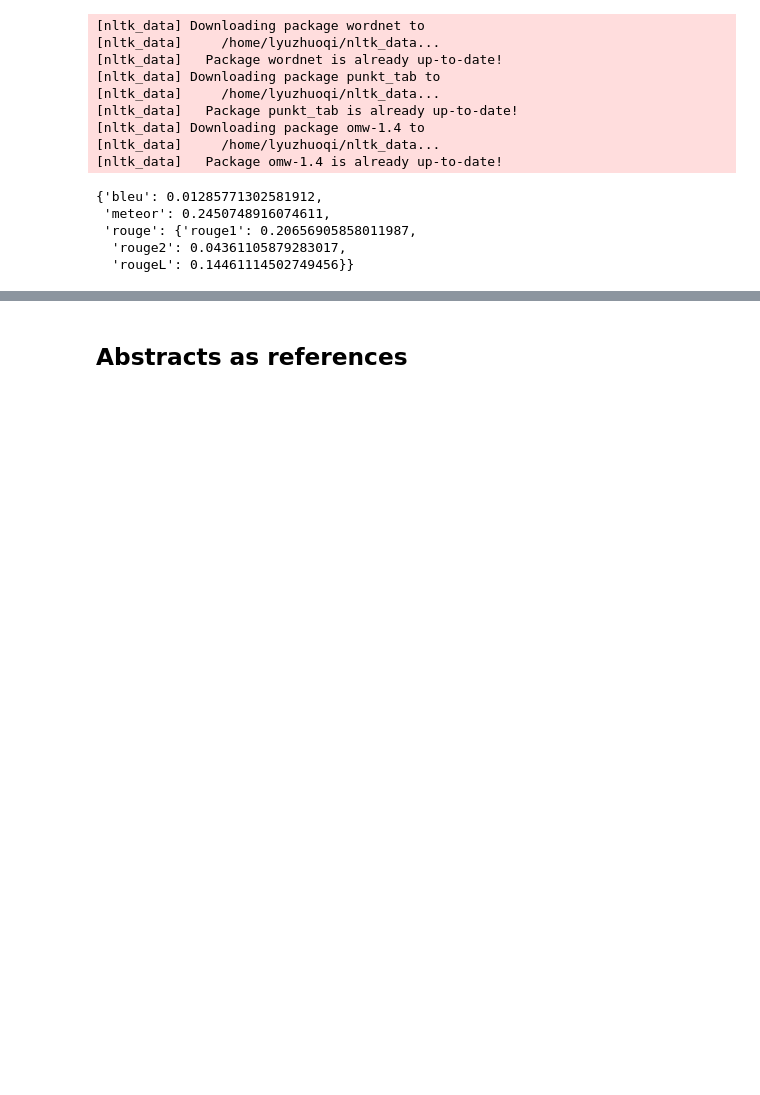
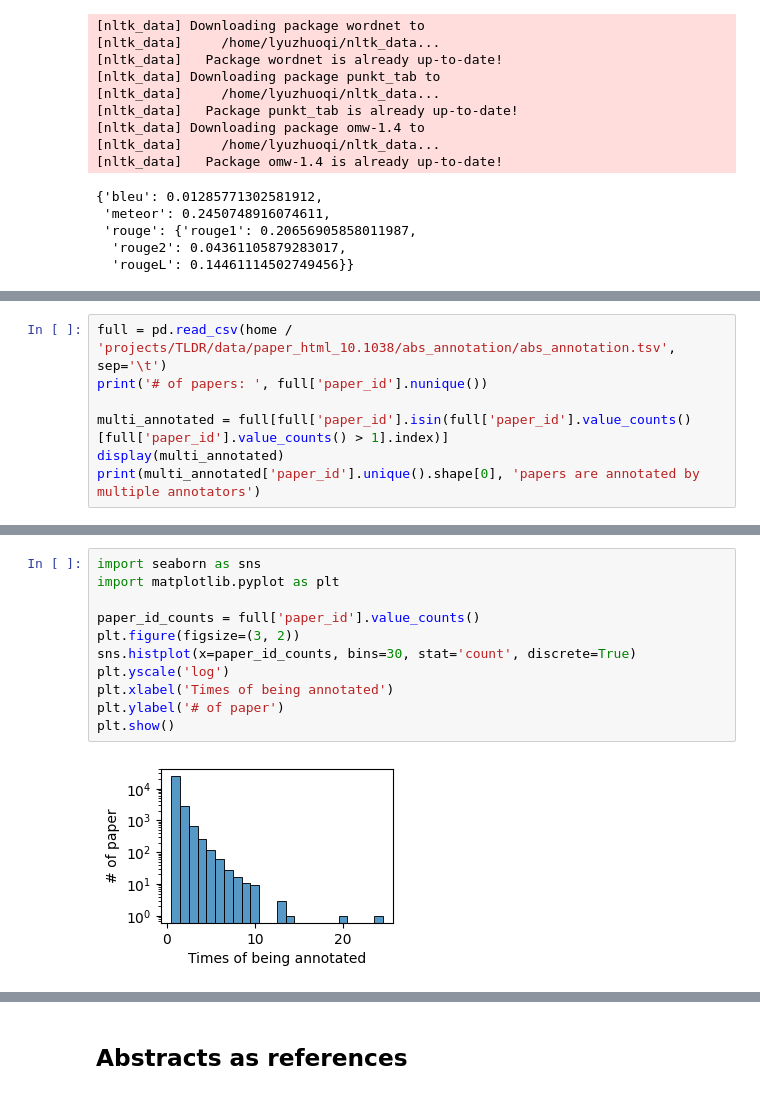
Before and after one commit to netknowledge/LLM_summarization, a Jupyter notebook: evaluation/ref_based/benchmark.ipynb, the cells around one changed output, grey strips where cells are left out. Cells and saved outputs as stored; diff of their text form; blank space fills up the shorter version.

```diff
--- a/evaluation/ref_based/benchmark.ipynb
+++ b/evaluation/ref_based/benchmark.ipynb
@@ -163,0 +148,7 @@ evaluate_metrics(df, pred_col='qwq', ref_col='annotation')
+# %%
+full = pd.read_csv(home / 'projects/TLDR/data/paper_html_10.1038/abs_annotation/abs_annotation.tsv', sep='\t')
+print('# of papers: ', full['paper_id'].nunique())
+
+multi_annotated = full[full['paper_id'].isin(full['paper_id'].value_counts()[full['paper_id'].value_counts() > 1].index)]
+display(multi_annotated)
+print(multi_annotated['paper_id'].unique().shape[0], 'papers are annotated by multiple annotators')
@@ -163,0 +171,13 @@ evaluate_metrics(df, pred_col='qwq', ref_col='annotation')
+# %%
+import seaborn as sns
+import matplotlib.pyplot as plt
+
+paper_id_counts = full['paper_id'].value_counts()
+plt.figure(figsize=(3, 2))
+sns.histplot(x=paper_id_counts, bins=30, stat='count', discrete=True)
+plt.yscale('log')
+plt.xlabel('Times of being annotated')
+plt.ylabel('# of paper')
+plt.show()
+# %% [output]
+[figure, added]
```
Also changed, not shown: parts of 26 cells of this notebook, 8 other files.
